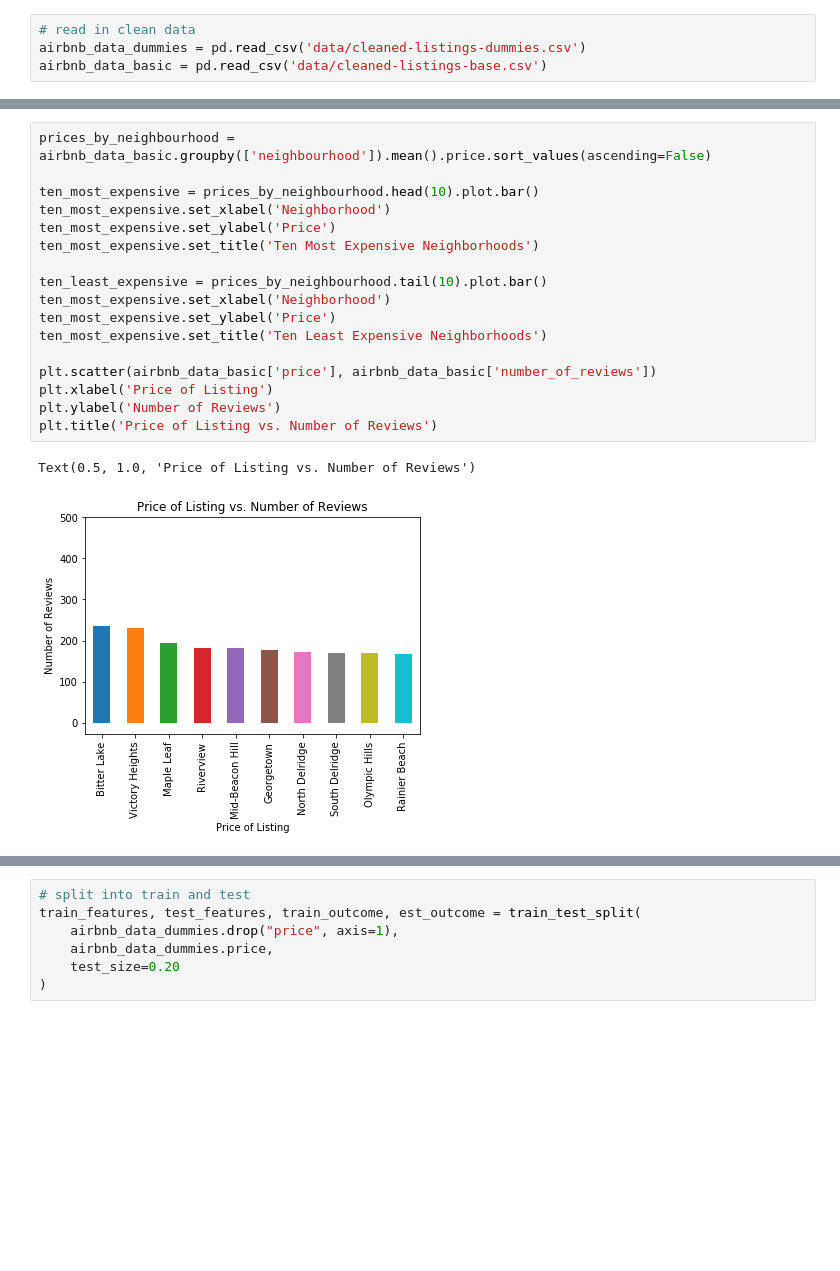
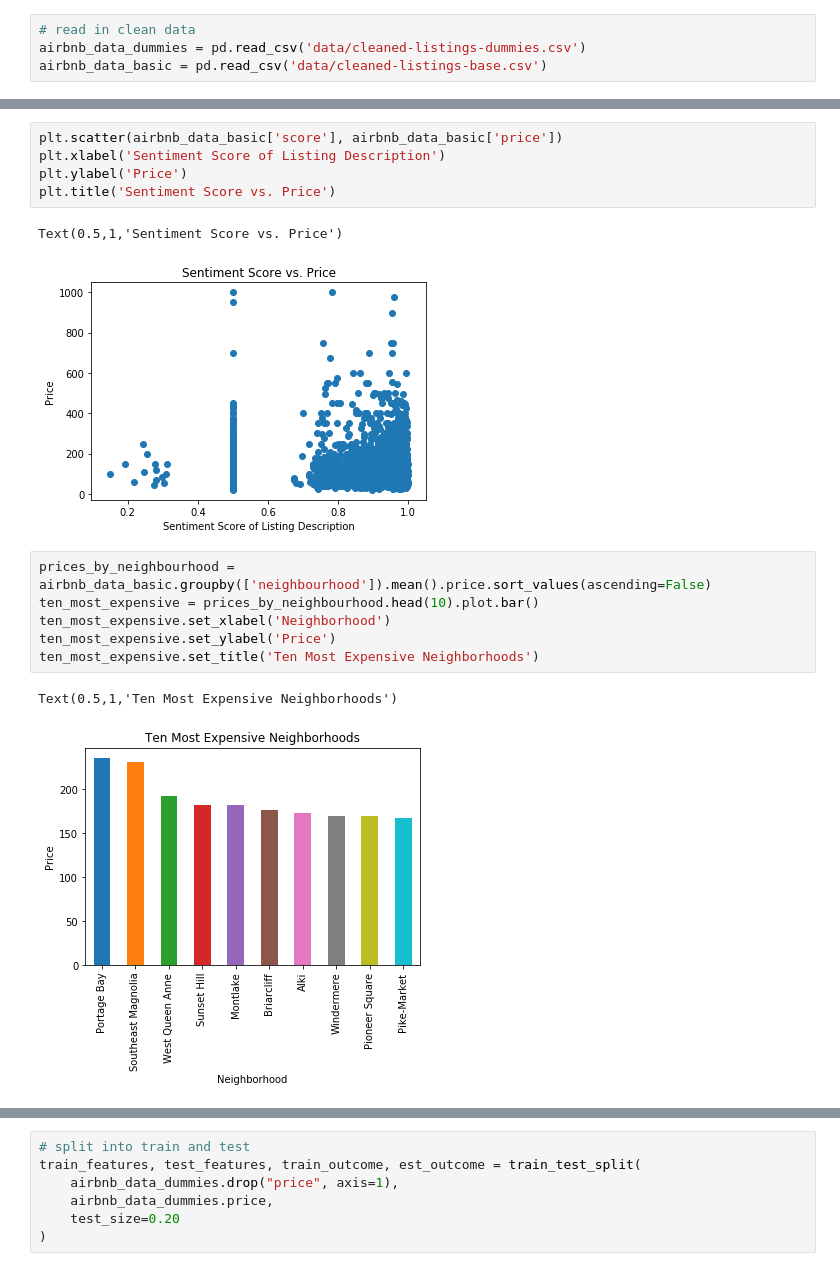
Before and after one commit to joshkeating/inf370-final-project, a Jupyter notebook: analysis.ipynb, the cells around one changed output, grey strips where cells are left out. Drawn from its saved outputs; the diff is of its cells as text; blank space fills up the shorter version.

```diff
--- a/analysis.ipynb
+++ b/analysis.ipynb
@@ -36,20 +41,17 @@ airbnb_data_basic = pd.read_csv('data/cleaned-listings-base.csv')
+# %%
+plt.scatter(airbnb_data_basic['score'], airbnb_data_basic['price'])
+plt.xlabel('Sentiment Score of Listing Description')
+plt.ylabel('Price')
+plt.title('Sentiment Score vs. Price')
+# %% [output]
+Text(0.5,1,'Sentiment Score vs. Price')
+[figure, added]
 # %%
 prices_by_neighbourhood = airbnb_data_basic.groupby(['neighbourhood']).mean().price.sort_values(ascending=False)
-
 ten_most_expensive = prices_by_neighbourhood.head(10).plot.bar()
 ten_most_expensive.set_xlabel('Neighborhood')
 ten_most_expensive.set_ylabel('Price')
 ten_most_expensive.set_title('Ten Most Expensive Neighborhoods')
-
-ten_least_expensive = prices_by_neighbourhood.tail(10).plot.bar()
-ten_most_expensive.set_xlabel('Neighborhood')
-ten_most_expensive.set_ylabel('Price')
-ten_most_expensive.set_title('Ten Least Expensive Neighborhoods')
-
-plt.scatter(airbnb_data_basic['price'], airbnb_data_basic['number_of_reviews'])
-plt.xlabel('Price of Listing')
-plt.ylabel('Number of Reviews')
-plt.title('Price of Listing vs. Number of Reviews')
 # %% [output]
-Text(0.5, 1.0, 'Price of Listing vs. Number of Reviews')
+Text(0.5,1,'Ten Most Expensive Neighborhoods')
-[figure, old version]
+[figure, new version]
```
Also changed, not shown: parts of 3 cells of this notebook.
